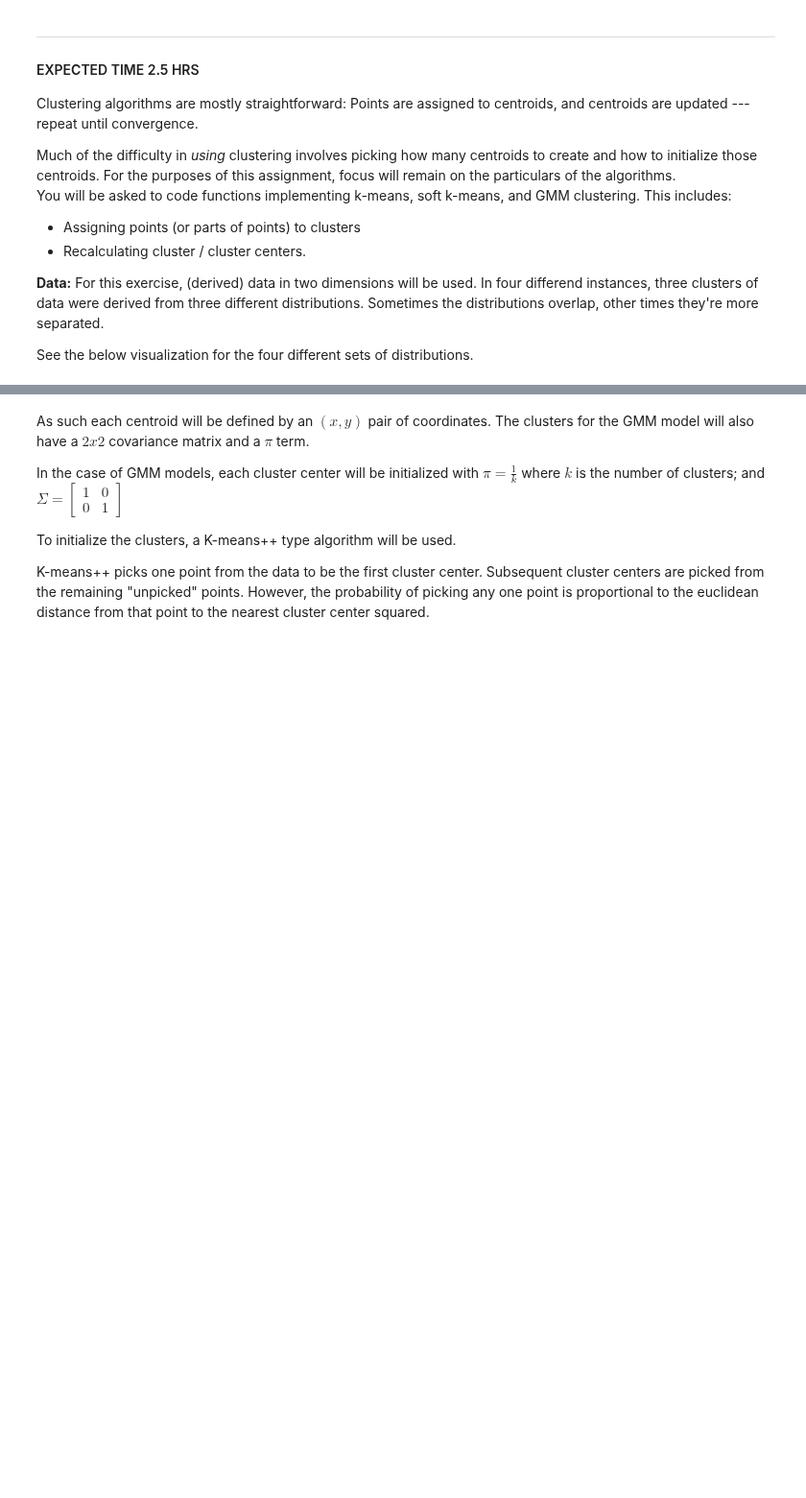
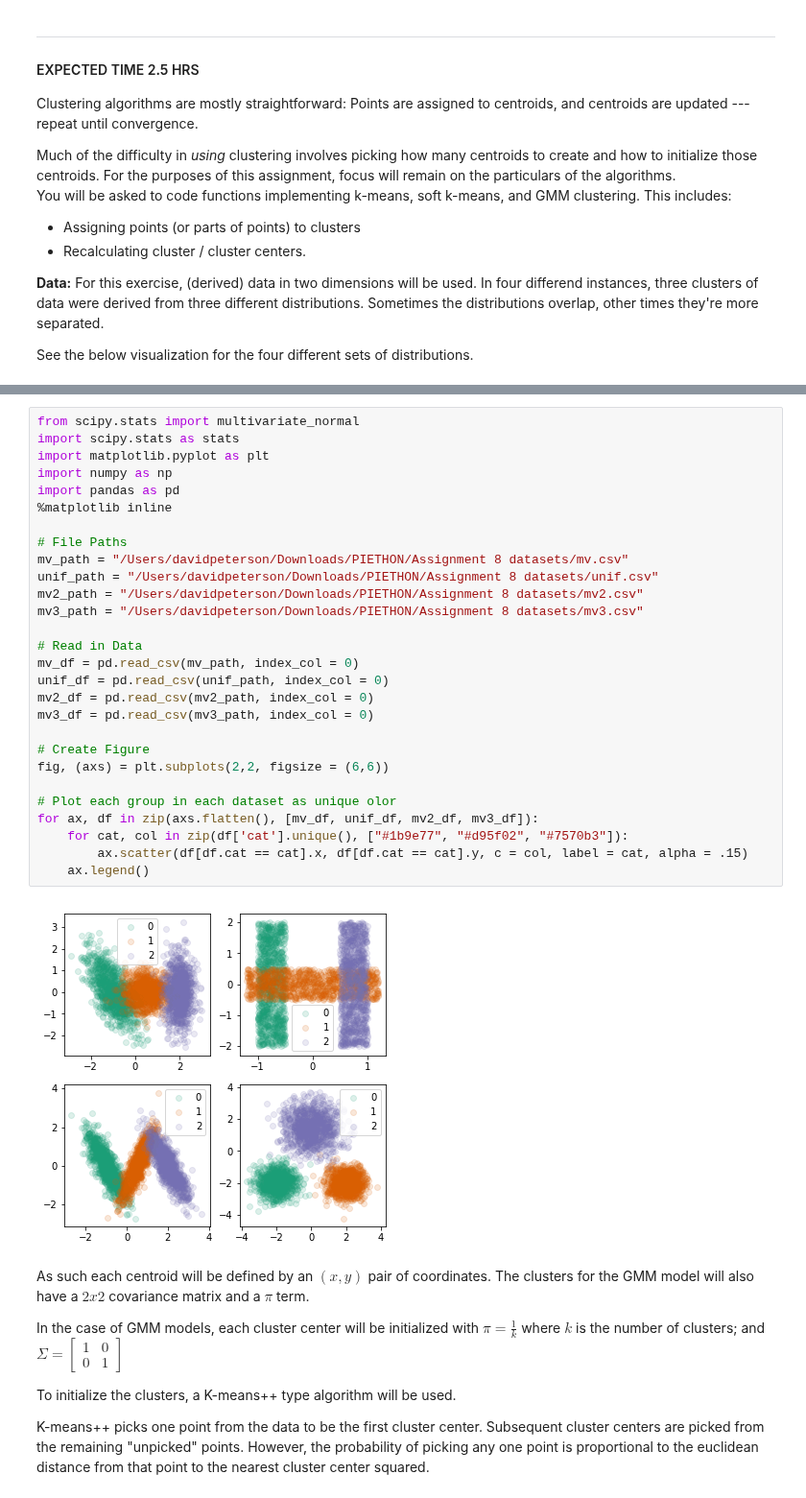
Before and after one commit to peterofson/Python_MachineLearning, a Jupyter notebook: Assignment 8/Assignment_8.ipynb, the cells around one changed output, grey strips where cells are left out. Shown at 96% size. Cells and saved outputs as stored; diff of their text form; blank space fills up the shorter version.

```diff
--- a/Assignment 8/Assignment_8.ipynb
+++ b/Assignment 8/Assignment_8.ipynb
@@ -55,6 +55,36 @@ for ax, df in zip(axs.flatten(), [mv_df, unif_df, mv2_df, mv3_df]):
     ax.legend()
 # %% [output]
 [figure]
+# %%
+from scipy.stats import multivariate_normal
+import scipy.stats as stats
+import matplotlib.pyplot as plt
+import numpy as np
+import pandas as pd
+%matplotlib inline
+
+# File Paths
+mv_path = "/Users/davidpeterson/Downloads/PIETHON/Assignment 8 datasets/mv.csv"
+unif_path = "/Users/davidpeterson/Downloads/PIETHON/Assignment 8 datasets/unif.csv"
+mv2_path = "/Users/davidpeterson/Downloads/PIETHON/Assignment 8 datasets/mv2.csv"
+mv3_path = "/Users/davidpeterson/Downloads/PIETHON/Assignment 8 datasets/mv3.csv"
+
+# Read in Data
+mv_df = pd.read_csv(mv_path, index_col = 0)
+unif_df = pd.read_csv(unif_path, index_col = 0)
+mv2_df = pd.read_csv(mv2_path, index_col = 0)
+mv3_df = pd.read_csv(mv3_path, index_col = 0)
+
+# Create Figure
+fig, (axs) = plt.subplots(2,2, figsize = (6,6))
+
+# Plot each group in each dataset as unique olor
+for ax, df in zip(axs.flatten(), [mv_df, unif_df, mv2_df, mv3_df]):
+    for cat, col in zip(df['cat'].unique(), ["#1b9e77", "#d95f02", "#7570b3"]):
+        ax.scatter(df[df.cat == cat].x, df[df.cat == cat].y, c = col, label = cat, alpha = .15)
+    ax.legend()
+# %% [output]
+[figure, added]
 # %% [markdown]
 As such each centroid will be defined by an $(x,y)$ pair of coordinates. The clusters for the GMM model will also have a $2x2$ covariance matrix and a $\pi$ term.
 
```
Also changed, not shown: parts of 2 cells of this notebook.
